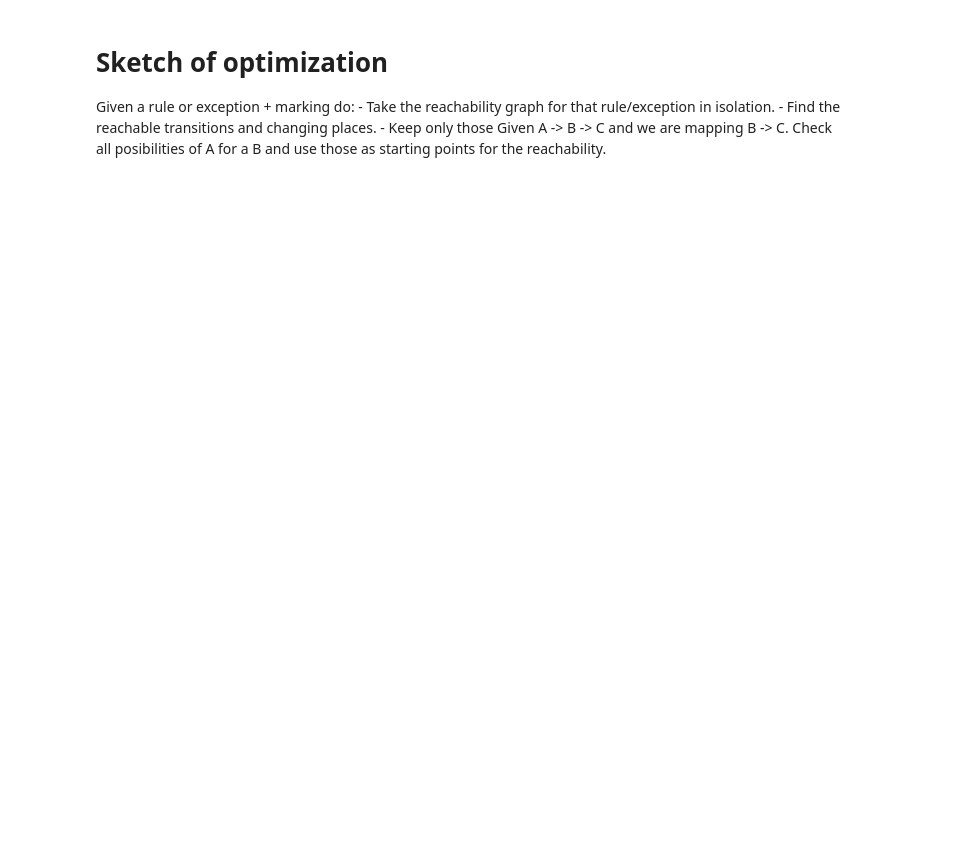
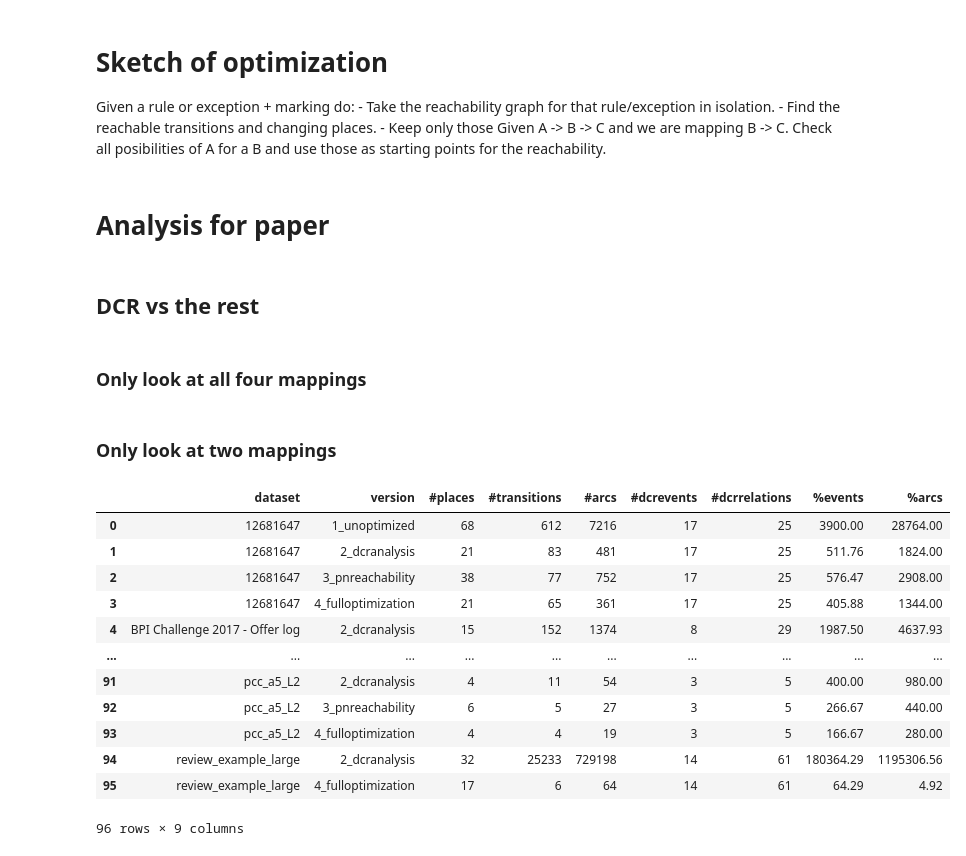
Before and after one commit to paul-cvp/dcr-to-tapn, a Jupyter notebook: notebook/mapping_optimizations.ipynb, the cells around one changed output. Drawn from its saved outputs; the diff is of its cells as text; code cells hidden in the pictures; blank space fills up the shorter version.

```diff
--- a/notebook/mapping_optimizations.ipynb
+++ b/notebook/mapping_optimizations.ipynb
@@ -29,3 +36,5 @@ Given a rule or exception + marking do:
     - Find the reachable transitions and changing places.
     - Keep only those
 Given A -> B -> C and we are mapping B -> C. Check all posibilities of A for a B and use those as starting points for the reachability.
+# %% [markdown]
+# Analysis for paper
@@ -31,0 +95,12 @@ Given A -> B -> C and we are mapping B -> C. Check all posibilities of A for a B
+# %% [markdown]
+## DCR vs the rest
+# %%
+df_opt_analysis = pd.read_csv('models/analysis/optimization_analysis.csv',index_col=0)
+df_opt_analysis = df_opt_analysis.reset_index()
+df_opt_analysis = df_opt_analysis.rename({'index':'dataset'},axis=1)
+df_opt_analysis['dataset']=df_opt_analysis['dataset'].str.replace('_fulloptimization','')
+df_opt_analysis['dataset']=df_opt_analysis['dataset'].str.replace('_dcranalysis','')
+df_opt_analysis['dataset']=df_opt_analysis['dataset'].str.replace('_pnreachability','')
+df_opt_analysis['dataset']=df_opt_analysis['dataset'].str.replace('_unoptimized','')
+# %% [markdown]
+### Only look at all four mappings
@@ -31,0 +111,24 @@ Given A -> B -> C and we are mapping B -> C. Check all posibilities of A for a B
+# %% [markdown]
+### Only look at two mappings
+# %%
+af_df = df_opt_analysis
+# %%
+af_df['version'] = af_df['version'].replace({'fulloptimization':'4_fulloptimization', 'dcranalysis':'2_dcranalysis', 'pnreachability':'3_pnreachability', 'unoptimized':'1_unoptimized'})
+af_df = af_df.sort_values(['dataset','version']).reset_index(drop=True)
+af_df['%events'] = ((af_df['#places']+af_df['#transitions']-af_df['#dcrevents'])*100/af_df['#dcrevents']).round(2)
+af_df['%arcs'] = ((af_df['#arcs']-af_df['#dcrrelations'])*100/af_df['#dcrrelations']).round(2)
+af_df
+# %% [output]
+|  | dataset | version | #places | #transitions | #arcs | #dcrevents | #dcrrelations | %events | %arcs |
+| 0 | 12681647 | 1_unoptimized | 68 | 612 | 7216 | 17 | 25 | 3900.00 | 28764.00 |
+| 1 | 12681647 | 2_dcranalysis | 21 | 83 | 481 | 17 | 25 | 511.76 | 1824.00 |
+| 2 | 12681647 | 3_pnreachability | 38 | 77 | 752 | 17 | 25 | 576.47 | 2908.00 |
+| 3 | 12681647 | 4_fulloptimization | 21 | 65 | 361 | 17 | 25 | 405.88 | 1344.00 |
+| 4 | BPI Challenge 2017 - Offer log | 2_dcranalysis | 15 | 152 | 1374 | 8 | 29 | 1987.50 | 4637.93 |
+| ... | ... | ... | ... | ... | ... | ... | ... | ... | ... |
+| 91 | pcc_a5_L2 | 2_dcranalysis | 4 | 11 | 54 | 3 | 5 | 400.00 | 980.00 |
+| 92 | pcc_a5_L2 | 3_pnreachability | 6 | 5 | 27 | 3 | 5 | 266.67 | 440.00 |
+| 93 | pcc_a5_L2 | 4_fulloptimization | 4 | 4 | 19 | 3 | 5 | 166.67 | 280.00 |
+| 94 | review_example_large | 2_dcranalysis | 32 | 25233 | 729198 | 14 | 61 | 180364.29 | 1195306.56 |
+| 95 | review_example_large | 4_fulloptimization | 17 | 6 | 64 | 14 | 61 | 64.29 | 4.92 |
+96 rows × 9 columns
```
Also changed, not shown: parts of 14 cells of this notebook, 35 other files.
